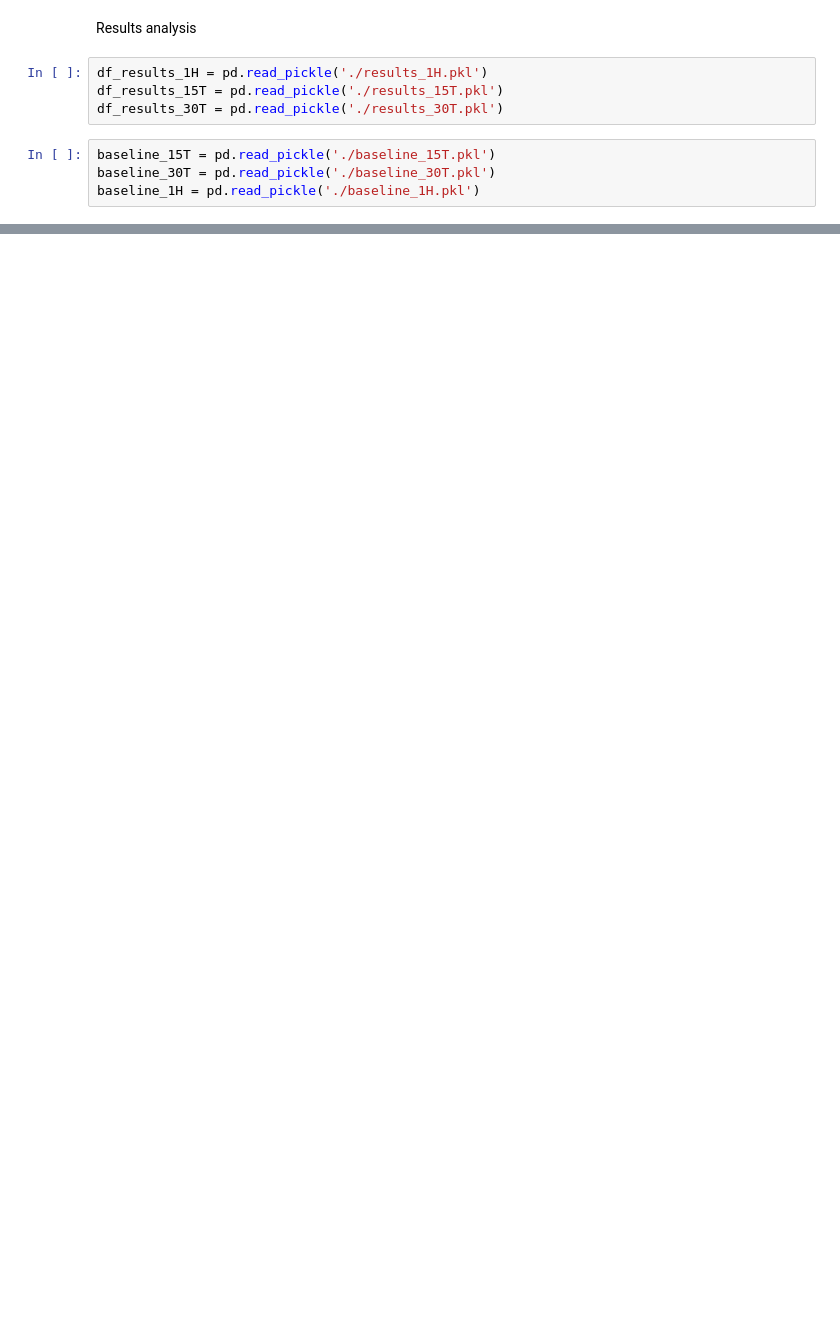
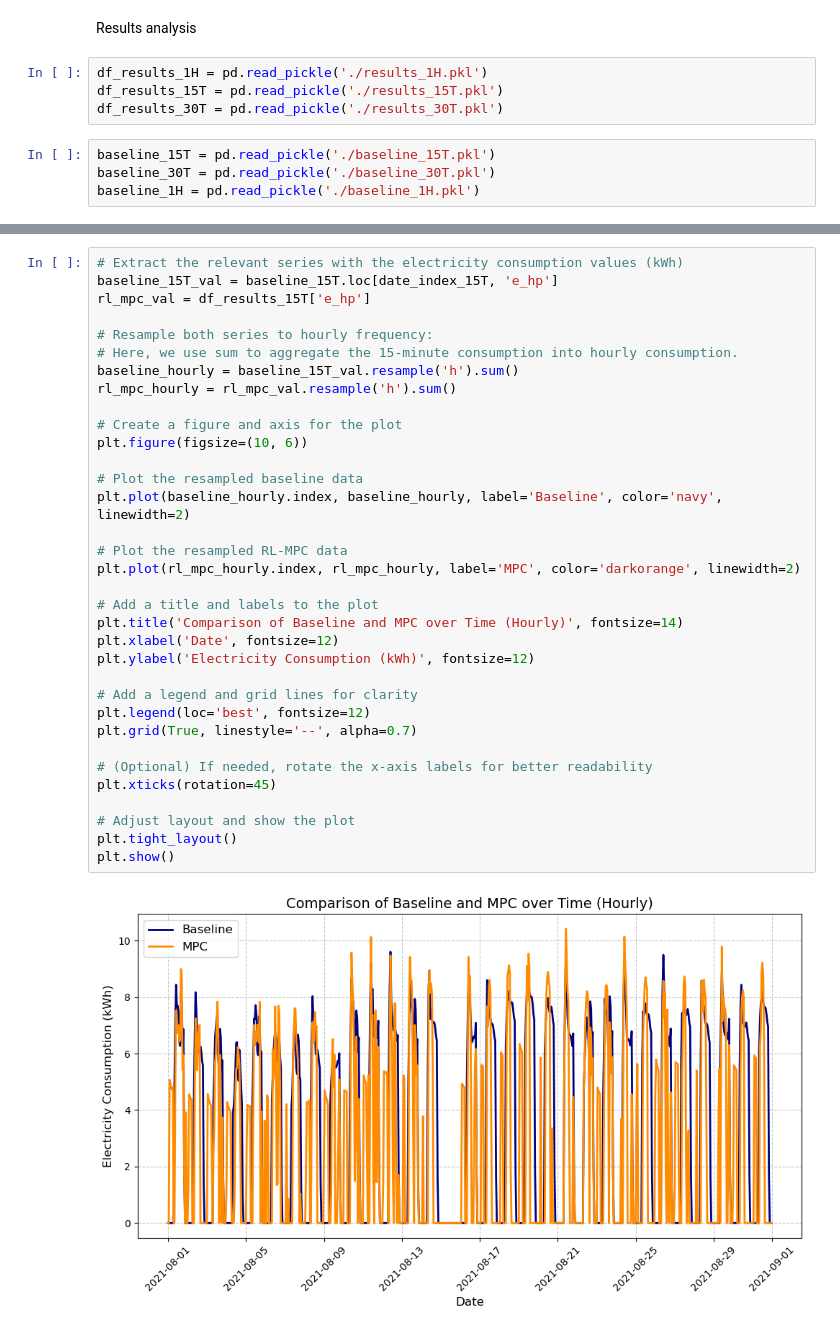
Before and after one commit to KrisCHEN8/PCM_RL-MPC, a Jupyter notebook: results/analysis.ipynb, the cells around one changed output, grey strips where cells are left out. Drawn from its saved outputs; the diff is of its cells as text; blank space fills up the shorter version.

```diff
--- a/results/analysis.ipynb
+++ b/results/analysis.ipynb
@@ -213,0 +73,36 @@ baseline_1H.index = pd.date_range(start='2021-01-01 00:00:00', periods=len(basel
+# %%
+# Extract the relevant series with the electricity consumption values (kWh)
+baseline_15T_val = baseline_15T.loc[date_index_15T, 'e_hp']
+rl_mpc_val = df_results_15T['e_hp']
+
+# Resample both series to hourly frequency:
+# Here, we use sum to aggregate the 15-minute consumption into hourly consumption.
+baseline_hourly = baseline_15T_val.resample('h').sum()
+rl_mpc_hourly = rl_mpc_val.resample('h').sum()
+
+# Create a figure and axis for the plot
+plt.figure(figsize=(10, 6))
+
+# Plot the resampled baseline data
+plt.plot(baseline_hourly.index, baseline_hourly, label='Baseline', color='navy', linewidth=2)
+
+# Plot the resampled RL-MPC data
+plt.plot(rl_mpc_hourly.index, rl_mpc_hourly, label='MPC', color='darkorange', linewidth=2)
+
+# Add a title and labels to the plot
+plt.title('Comparison of Baseline and MPC over Time (Hourly)', fontsize=14)
+plt.xlabel('Date', fontsize=12)
+plt.ylabel('Electricity Consumption (kWh)', fontsize=12)
+
+# Add a legend and grid lines for clarity
+plt.legend(loc='best', fontsize=12)
+plt.grid(True, linestyle='--', alpha=0.7)
+
+# (Optional) If needed, rotate the x-axis labels for better readability
+plt.xticks(rotation=45)
+
+# Adjust layout and show the plot
+plt.tight_layout()
+plt.show()
+# %% [output]
+[figure, added]
```
Also changed, not shown: parts of 22 cells of this notebook, 26 other files.
